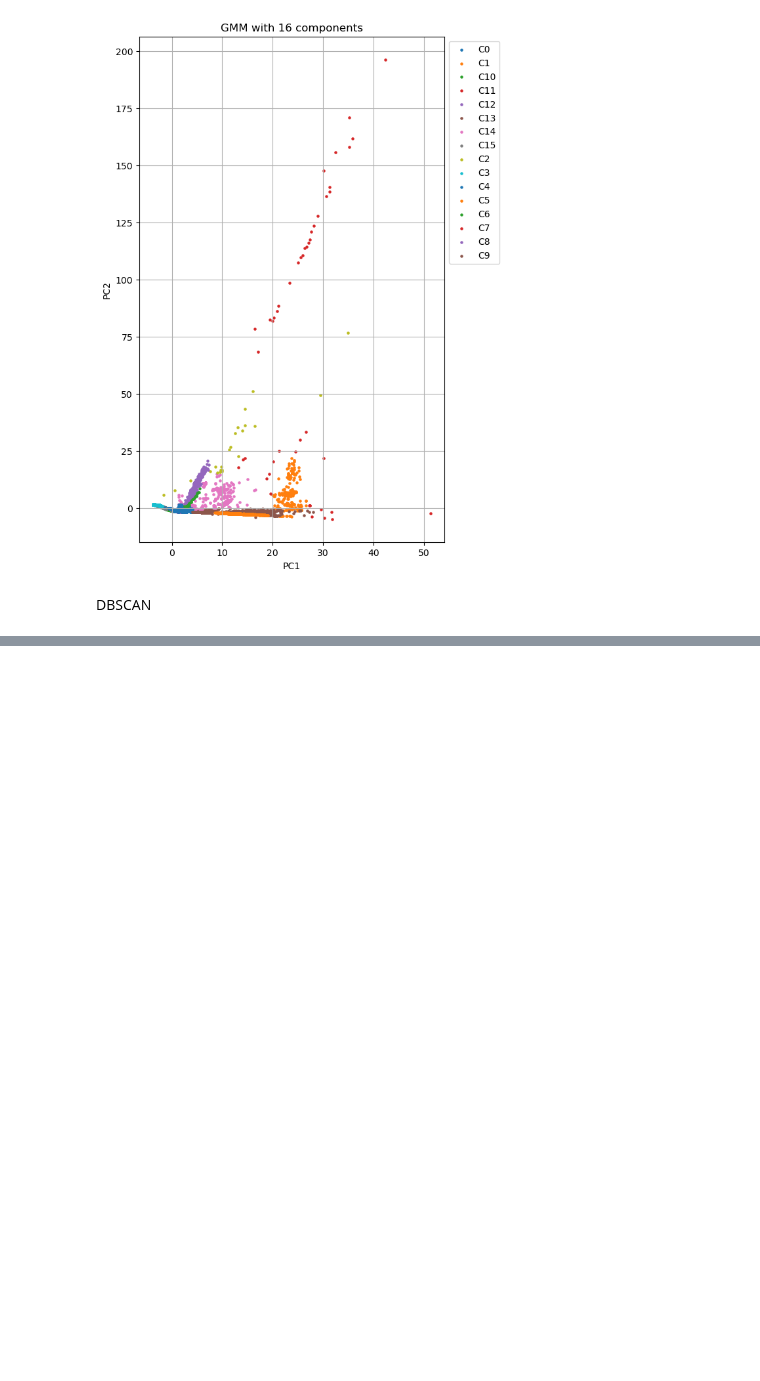
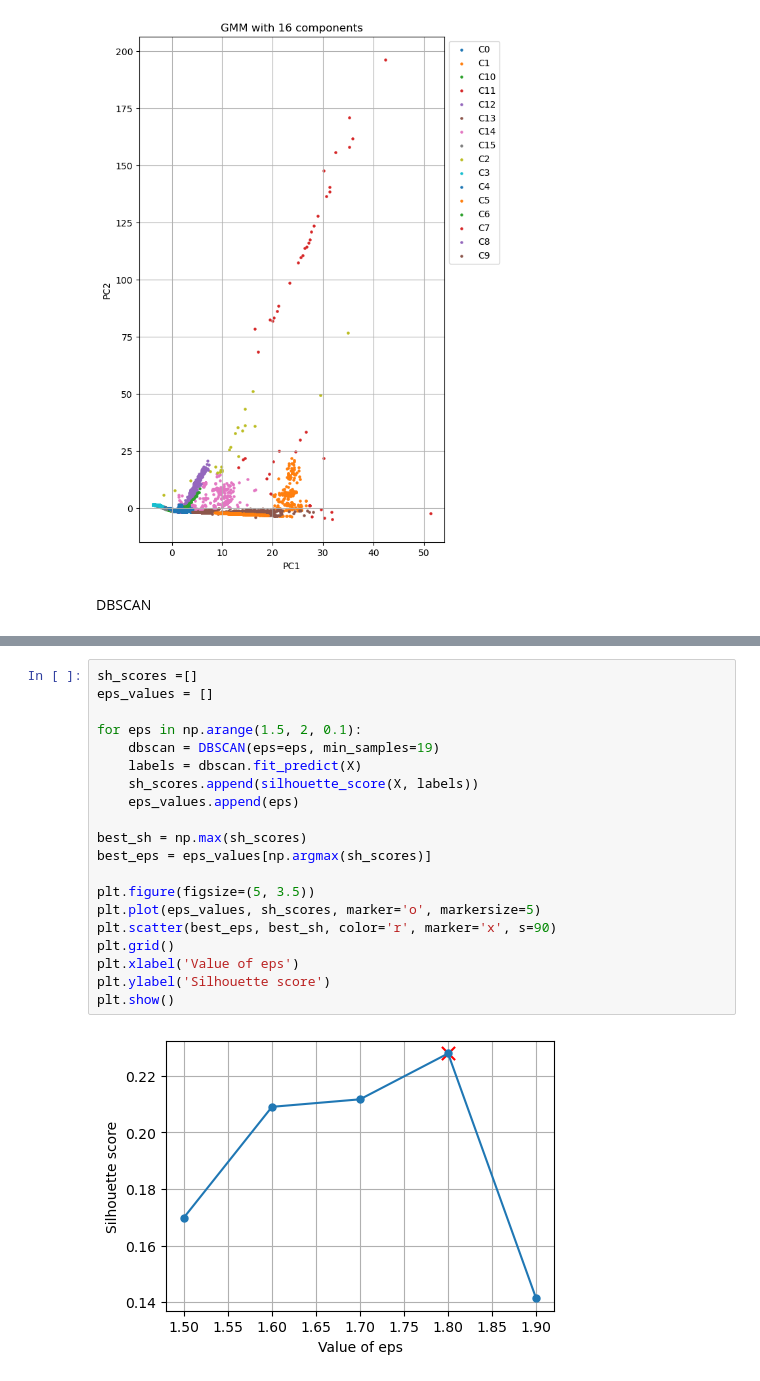
Before and after one commit to federicomirra01/DDoS_analysis_project, a Jupyter notebook: Section_3(to_be_done).ipynb, the cells around one changed output, grey strips where cells are left out. Drawn from its saved outputs; the diff is of its cells as text; blank space fills up the shorter version.

```diff
--- a/Section_3(to_be_done).ipynb
+++ b/Section_3(to_be_done).ipynb
@@ -125,0 +126,22 @@ plt.show()
+# %%
+sh_scores =[]
+eps_values = []
+
+for eps in np.arange(1.5, 2, 0.1):
+    dbscan = DBSCAN(eps=eps, min_samples=19)
+    labels = dbscan.fit_predict(X)
+    sh_scores.append(silhouette_score(X, labels))
+    eps_values.append(eps)
+
+best_sh = np.max(sh_scores)
+best_eps = eps_values[np.argmax(sh_scores)]
+
+plt.figure(figsize=(5, 3.5))
+plt.plot(eps_values, sh_scores, marker='o', markersize=5)
+plt.scatter(best_eps, best_sh, color='r', marker='x', s=90)
+plt.grid()
+plt.xlabel('Value of eps')
+plt.ylabel('Silhouette score')
+plt.show()
+# %% [output]
+[figure, added]
```
Also changed, not shown: parts of 5 cells of this notebook.
